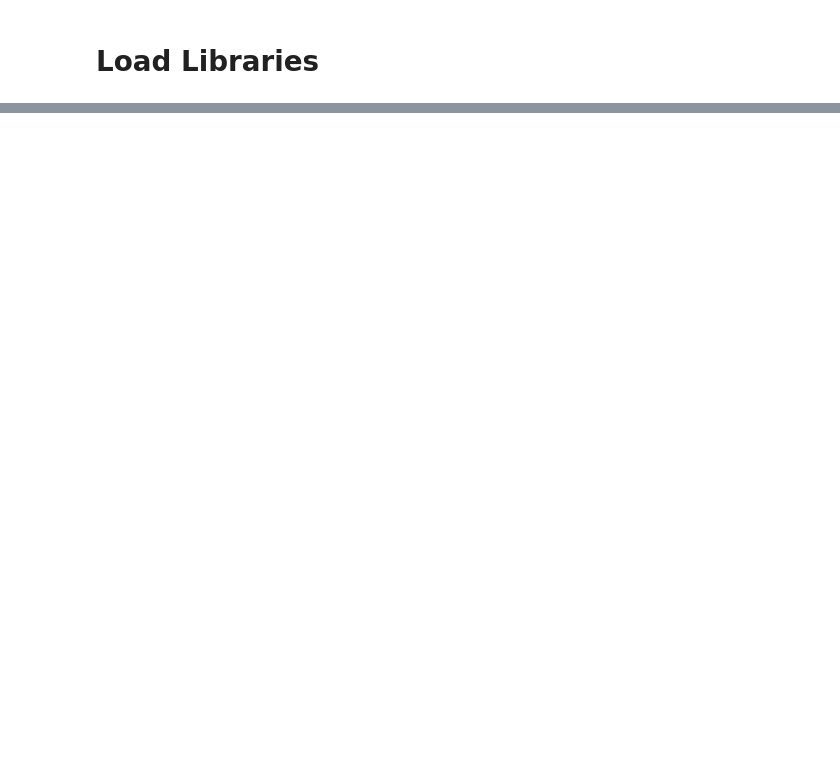
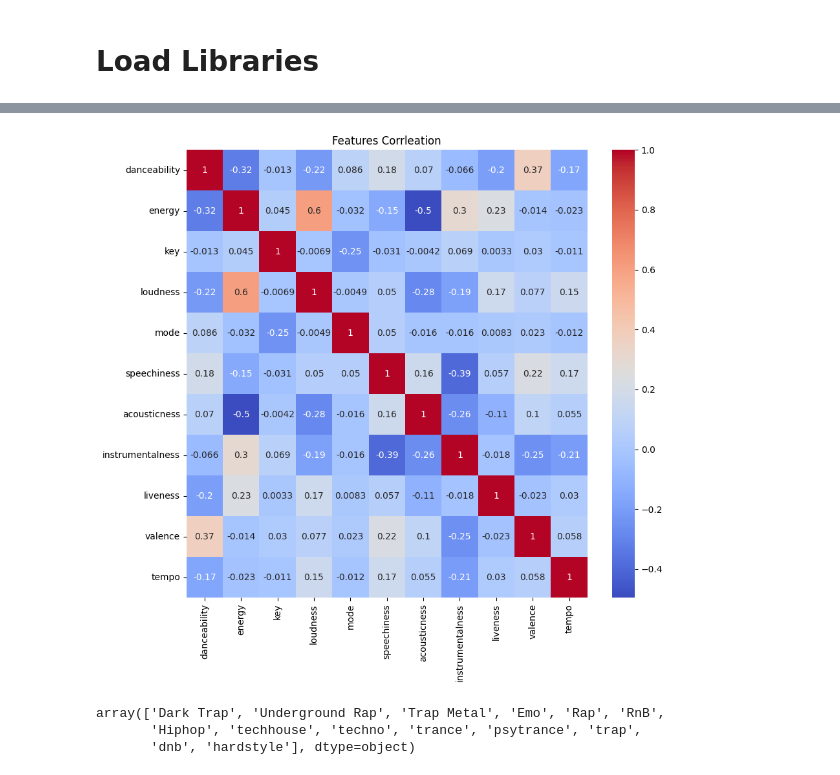
Before and after one commit to indhra/ML_Learnings, a Jupyter notebook: Spotify_Music_classify/Multiclass_genre_classification_songs.ipynb, the cells around one changed output, grey strips where cells are left out. Cells and saved outputs as stored; diff of their text form; code cells hidden in the pictures; blank space fills up the shorter version.

```diff
--- a/Spotify_Music_classify/Multiclass_genre_classification_songs.ipynb
+++ b/Spotify_Music_classify/Multiclass_genre_classification_songs.ipynb
@@ -52,0 +229,8 @@ Installing collected packages: namex, libclang, flatbuffers, wrapt, wheel, urlli
+# %%
+# drop the rows with pop genres
+
+df = df[
+    ~(df['genre']== 'Pop')
+].reset_index(drop=True)
+
+df['genre'].value_counts()
@@ -52,0 +270,3 @@ Installing collected packages: namex, libclang, flatbuffers, wrapt, wheel, urlli
+# %%
+x = df.loc[:,:'tempo']
+y = df['genre']
@@ -52,0 +288,13 @@ Installing collected packages: namex, libclang, flatbuffers, wrapt, wheel, urlli
+# %%
+plt.subplots(figsize=(10,9))
+sns.heatmap(x.corr(), cmap='coolwarm', annot=True)
+plt.title('Features Corrleation')
+plt.show()
+# %% [output]
+[figure, added]
+# %%
+y.unique()
+# %% [output]
+array(['Dark Trap', 'Underground Rap', 'Trap Metal', 'Emo', 'Rap', 'RnB',
+       'Hiphop', 'techhouse', 'techno', 'trance', 'psytrance', 'trap',
+       'dnb', 'hardstyle'], dtype=object)
```
Also changed, not shown: parts of 27 cells of this notebook.
